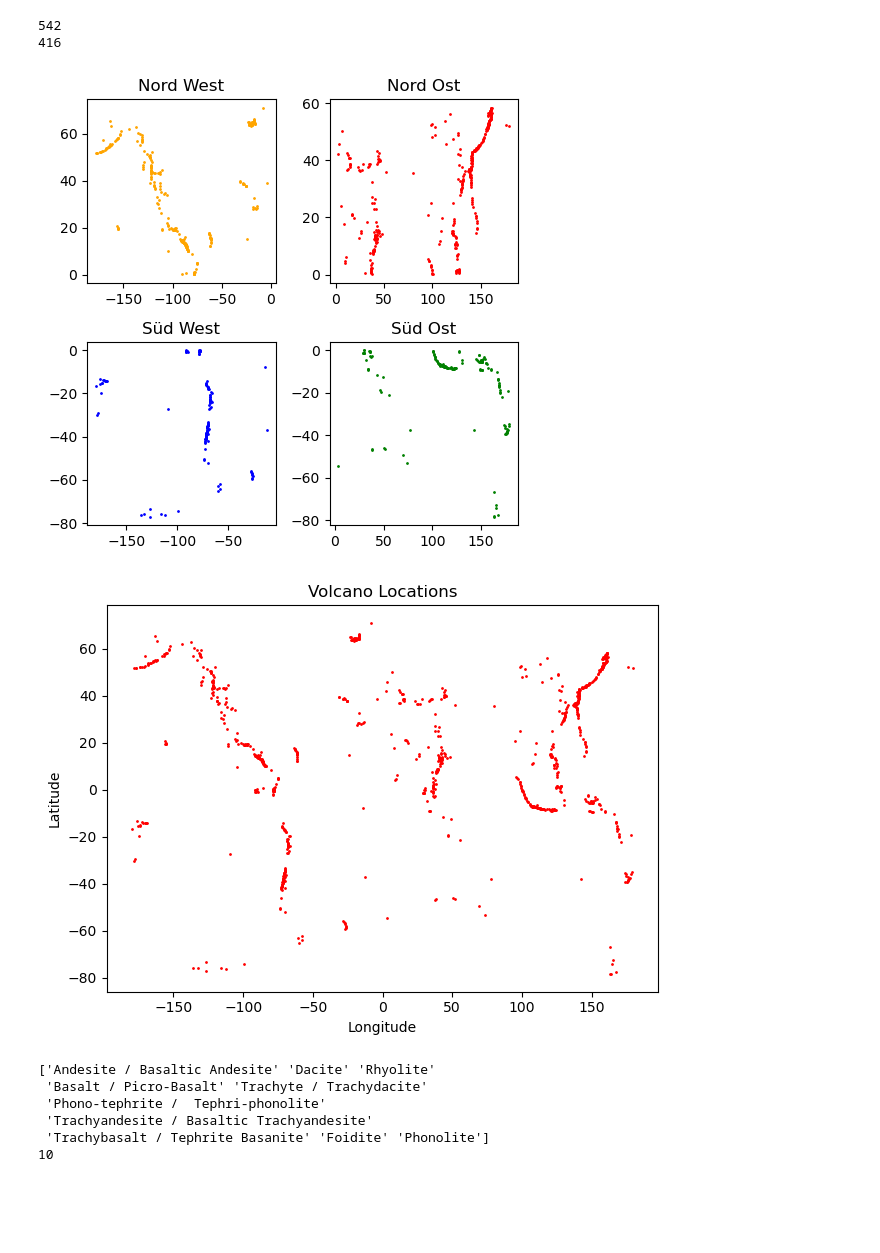
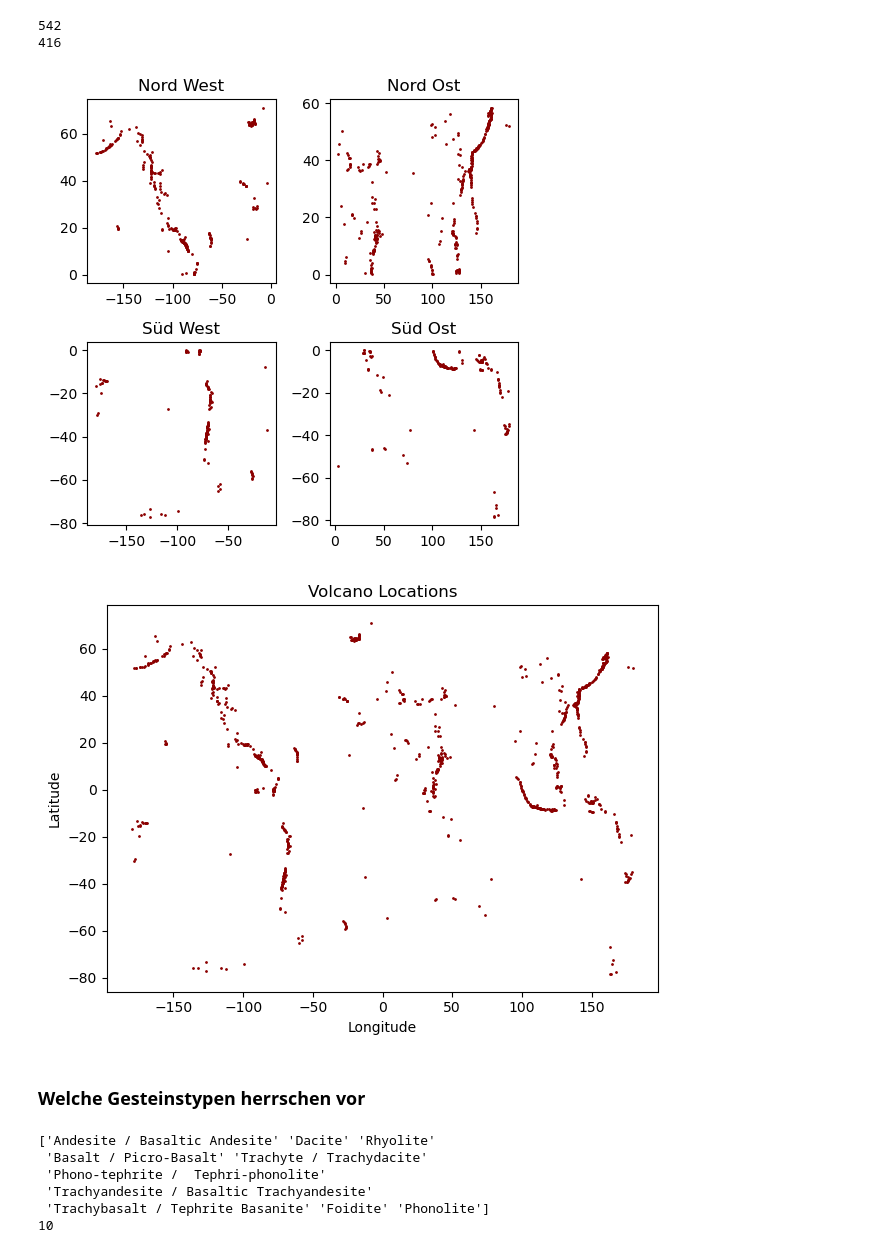
Before and after one commit to SylviaZartmann/DataAnalytics, a Jupyter notebook: P_Volcano/Volcano.ipynb, the cells around one changed output. Drawn from its saved outputs; the diff is of its cells as text; code cells hidden in the pictures; blank space fills up the shorter version.

```diff
--- a/P_Volcano/Volcano.ipynb
+++ b/P_Volcano/Volcano.ipynb
@@ -97,38 +110,38 @@ sued_west = [] # x < 0 & y < 0
 sued_ost = [] # x > 0 & y < 0
 
 # Zusammenfügen der Datenpaare
 coordinates = []
 for index, row in volcano.iterrows():
     coordinates.append([row['latitude'], row['longitude']])
 
 # Konvertieren in ein NumPy-Array
 coordinates = np.array(coordinates)
 
 # Teilen der Koordinatenpaare in Quadranten
 nord_ost = coordinates[(coordinates[:, 0] > 0) & (coordinates[:, 1] > 0)]
 sued_ost = coordinates[(coordinates[:, 0] < 0) & (coordinates[:, 1] > 0)]
 sued_west = coordinates[(coordinates[:, 0] < 0) & (coordinates[:, 1] < 0)]
 nord_west = coordinates[(coordinates[:, 0] > 0) & (coordinates[:, 1] < 0)]
 
 # Plotten der Koordinatenpaare in den entsprechenden Quadranten
 fig, axs = plt.subplots(2, 2, figsize=(5, 5))
 
-axs[0, 1].scatter(nord_ost[:, 1], nord_ost[:, 0], color='red', s=1)
+axs[0, 1].scatter(nord_ost[:, 1], nord_ost[:, 0], color='darkred', s=1)
 axs[0, 1].set_title('Nord Ost')
 
-axs[1, 0].scatter(sued_west[:, 1], sued_west[:, 0], color='blue', s=1)
+axs[1, 0].scatter(sued_west[:, 1], sued_west[:, 0], color='darkred', s=1)
 axs[1, 0].set_title('Süd West')
 
-axs[1, 1].scatter(sued_ost[:, 1], sued_ost[:, 0], color='green', s=1)
+axs[1, 1].scatter(sued_ost[:, 1], sued_ost[:, 0], color='darkred', s=1)
 axs[1, 1].set_title('Süd Ost')
 
-axs[0, 0].scatter(nord_west[:, 1], nord_west[:, 0], color='orange', s=1)
+axs[0, 0].scatter(nord_west[:, 1], nord_west[:, 0], color='darkred', s=1)
 axs[0, 0].set_title('Nord West')
 
 plt.tight_layout()
 plt.show()
 # %% [output]
-[figure, old version]
+[figure, new version]
 # %%
 # Zusammenfügen der Datenpaare
 coordinates = []
@@ -137,7 +150,8 @@ for index, row in volcano.iterrows():
 
 # Konvertieren in ein NumPy-Array
 coordinates = np.array(coordinates)
-plt.scatter(coordinates[:, 1], coordinates[:, 0], color='red', s=1)
+
+plt.scatter(coordinates[:, 1], coordinates[:, 0], color='darkred', s=1)
 plt.xlabel('Longitude')
 plt.ylabel('Latitude')
 plt.title('Volcano Locations')
@@ -145,7 +159,9 @@ plt.title('Volcano Locations')
 plt.tight_layout()
 plt.show()
 # %% [output]
-[figure, old version]
+[figure, new version]
+# %% [markdown]
+### Welche Gesteinstypen herrschen vor
 # %%
 print(volcano['major_rock_1'].unique())
 print(volcano['major_rock_1'].nunique())
```
Also changed, not shown: parts of 28 cells of this notebook.
